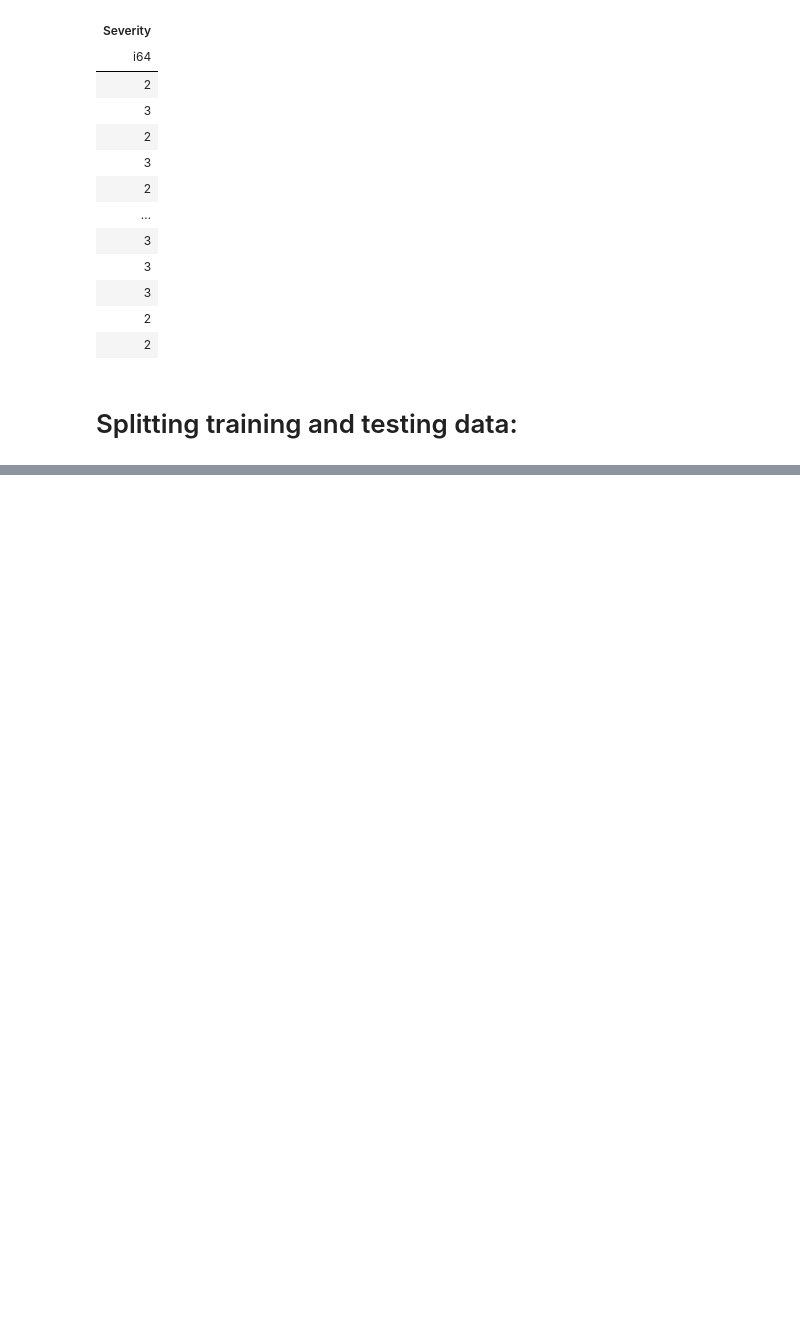
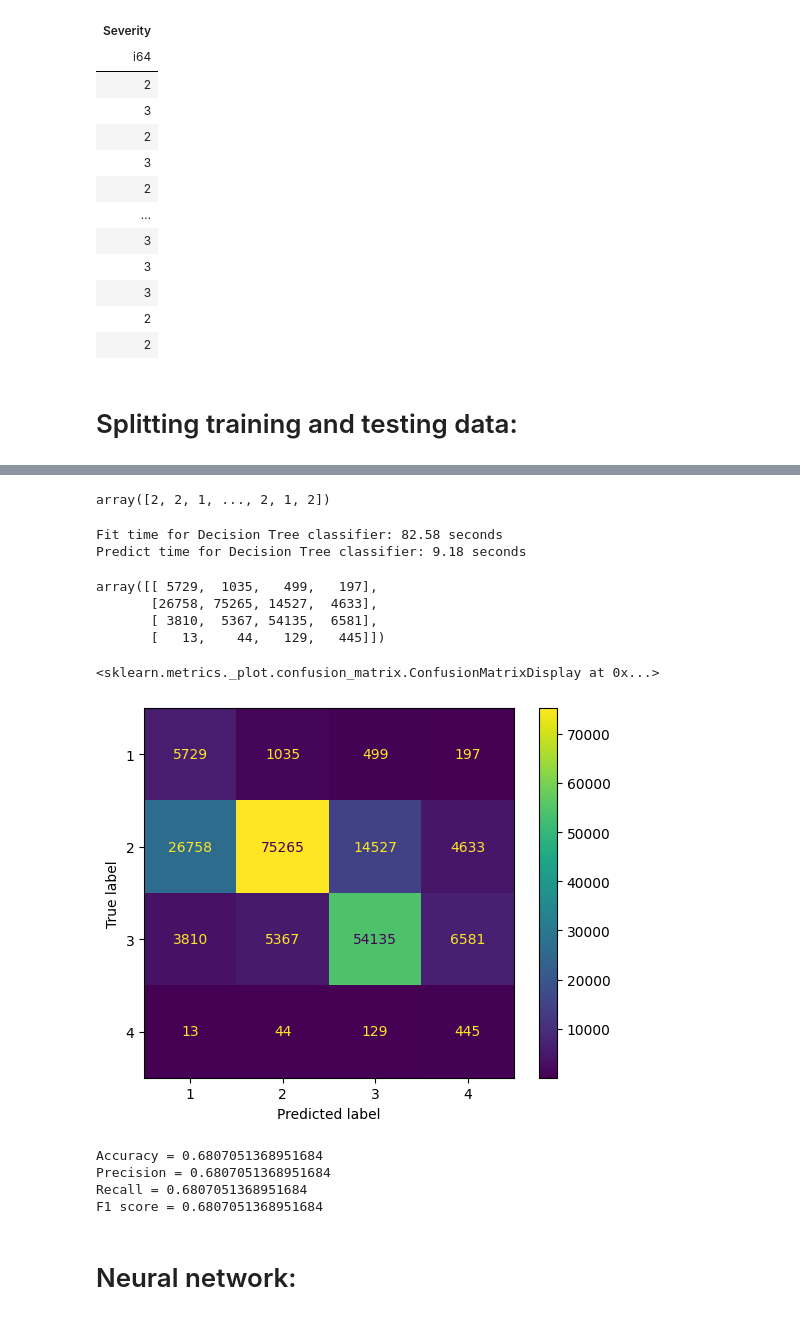
Before and after one commit to shantanu2693/US-accidents, a Jupyter notebook: US_Accidents.ipynb, the cells around one changed output, grey strips where cells are left out. Cells and saved outputs as stored; diff of their text form; code cells hidden in the pictures; blank space fills up the shorter version.

```diff
--- a/US_Accidents.ipynb
+++ b/US_Accidents.ipynb
@@ -233,0 +345,22 @@ shape: (995_832,)
+# %%
+# Using HalvingGridsearchCV to do hyperparameter tuning and Target encoding (of categorical features) with nested cross validation:
+
+parameter_grid = {
+    'model__ccp_alpha':[0,0.005],
+    'model__max_depth':[6,18],
+    'model__min_samples_leaf':[100, 200],
+    'model__min_samples_split':[100,400],
+    'model__max_features':["sqrt","log2",0.5],
+    'model__ccp_alpha':[0.0,0.001],
+    'model__class_weight':["balanced"]
+}
+
+final_model = RandomizedSearchCV(
+    estimator=pipe,
+    param_distributions=parameter_grid,
+    cv=2,
+    refit=True,
+    scoring='accuracy',
+    n_jobs=-1,
+    return_train_score=True,
+)
@@ -233,0 +451,43 @@ shape: (995_832,)
+# %%
+start_time = time.time()
+y_predict = final_model.predict(x_test)
+predict_time = time.time() - start_time  #in seconds
+
+clock_time_dtc.append ((fit_time, predict_time))
+# %%
+y_predict
+# %% [output]
+array([2, 2, 1, ..., 2, 1, 2])
+# %%
+#Wall-clock fit and predict times
+print (f"Fit time for Decision Tree classifier: {clock_time_dtc[0][0]:0.2f} seconds")
+print (f"Predict time for Decision Tree classifier: {clock_time_dtc[0][1]:0.2f} seconds")
+# %% [output]
+Fit time for Decision Tree classifier: 82.58 seconds
+Predict time for Decision Tree classifier: 9.18 seconds
+# %%
+metrics.confusion_matrix(y_test,y_predict)
+# %% [output]
+array([[ 5729,  1035,   499,   197],
+       [26758, 75265, 14527,  4633],
+       [ 3810,  5367, 54135,  6581],
+       [   13,    44,   129,   445]])
+# %%
+metrics.ConfusionMatrixDisplay.from_predictions(y_test,y_predict)
+# %% [output]
+<sklearn.metrics._plot.confusion_matrix.ConfusionMatrixDisplay at 0x...>
+[figure, added]
+# %%
+#Accuracy, Precision, Recall and F1 scores:
+
+print (f"Accuracy = {metrics.accuracy_score(y_test,y_predict)}")
+print (f"Precision = {metrics.precision_score(y_test,y_predict,average='micro')}")
+print (f"Recall = {metrics.recall_score(y_test,y_predict,average='micro')}")
+print (f"F1 score = {metrics.f1_score(y_test,y_predict,average='micro')}")
+# %% [output]
+Accuracy = 0.6807051368951684
+Precision = 0.6807051368951684
+Recall = 0.6807051368951684
+F1 score = 0.6807051368951684
+# %% [markdown]
+# Neural network:
```
Also changed, not shown: parts of 19 cells of this notebook.
